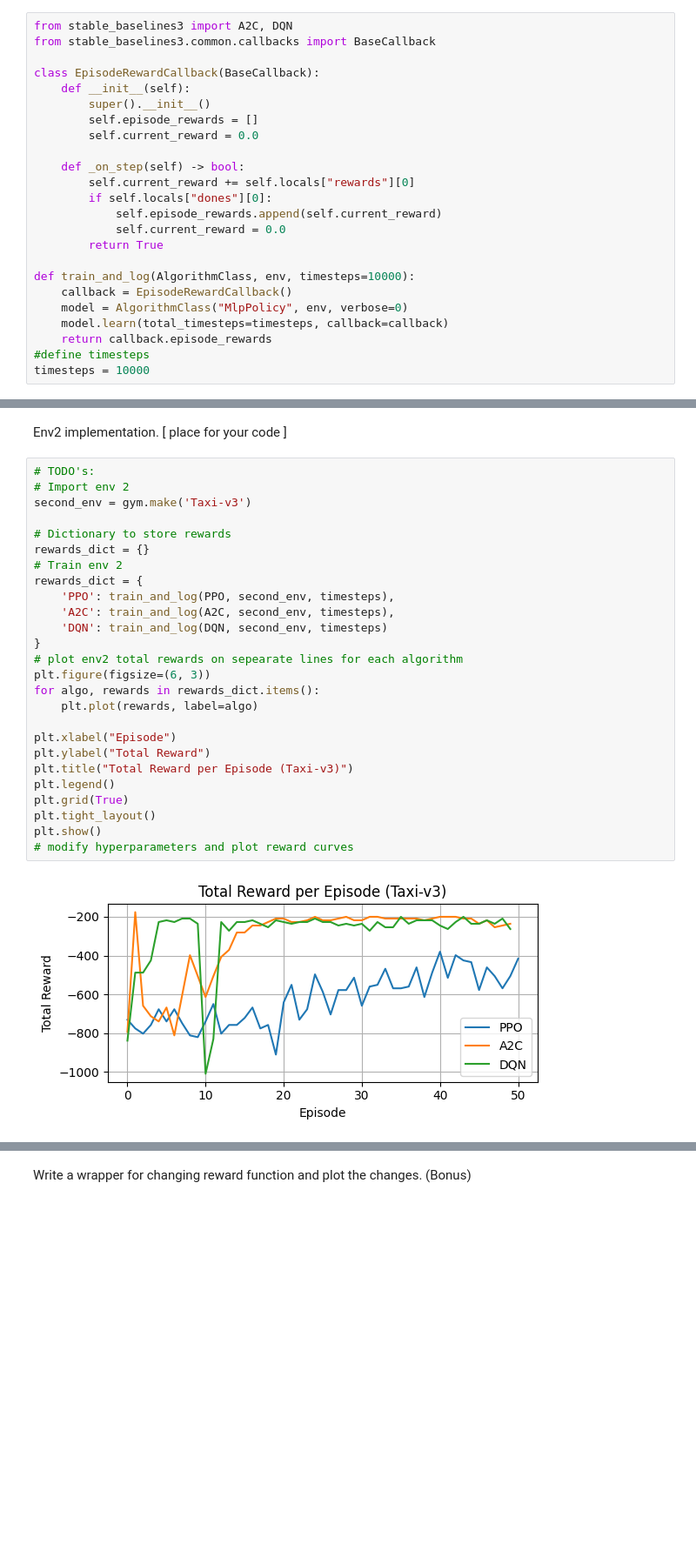
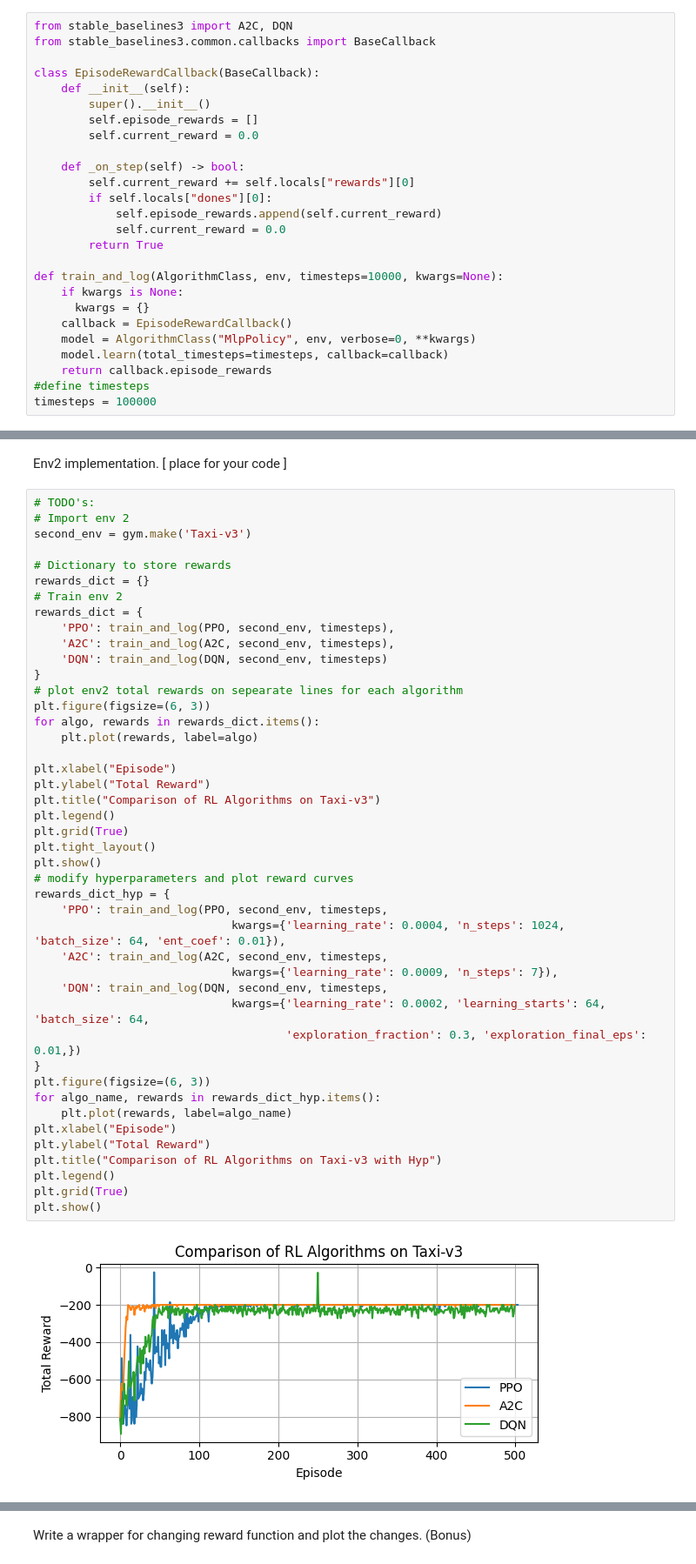
Before and after one commit to SaeedTerik/rl_homework, a Jupyter notebook: HW1_Notebook.ipynb, the cells around one changed output, grey strips where cells are left out. Shown at 87% size. Cells and saved outputs as stored; diff of their text form; blank space fills up the shorter version.

```diff
--- a/HW1_Notebook.ipynb
+++ b/HW1_Notebook.ipynb
@@ -252,12 +251,14 @@ class EpisodeRewardCallback(BaseCallback):
             self.current_reward = 0.0
         return True
 
-def train_and_log(AlgorithmClass, env, timesteps=10000):
+def train_and_log(AlgorithmClass, env, timesteps=10000, kwargs=None):
+    if kwargs is None:
+      kwargs = {}
     callback = EpisodeRewardCallback()
-    model = AlgorithmClass("MlpPolicy", env, verbose=0)
+    model = AlgorithmClass("MlpPolicy", env, verbose=0, **kwargs)
     model.learn(total_timesteps=timesteps, callback=callback)
     return callback.episode_rewards
 #define timesteps
-timesteps = 10000
+timesteps = 100000
 # %% [markdown]
 ## **Create first env and using *PPO, DQN and A2C* algorithms**
@@ -327,28 +315,46 @@ Env2 implementation. [ place for your code ]
 # %%
 # TODO's:
 # Import env 2
 second_env = gym.make('Taxi-v3')
 
 # Dictionary to store rewards
 rewards_dict = {}
 # Train env 2
 rewards_dict = {
     'PPO': train_and_log(PPO, second_env, timesteps),
     'A2C': train_and_log(A2C, second_env, timesteps),
     'DQN': train_and_log(DQN, second_env, timesteps)
 }
 # plot env2 total rewards on sepearate lines for each algorithm
 plt.figure(figsize=(6, 3))
 for algo, rewards in rewards_dict.items():
     plt.plot(rewards, label=algo)
 
 plt.xlabel("Episode")
 plt.ylabel("Total Reward")
-plt.title("Total Reward per Episode (Taxi-v3)")
+plt.title("Comparison of RL Algorithms on Taxi-v3")
 plt.legend()
 plt.grid(True)
 plt.tight_layout()
 plt.show()
 # modify hyperparameters and plot reward curves
+rewards_dict_hyp = {
+    'PPO': train_and_log(PPO, second_env, timesteps,
+                             kwargs={'learning_rate': 0.0004, 'n_steps': 1024,    'batch_size': 64, 'ent_coef': 0.01}),
+    'A2C': train_and_log(A2C, second_env, timesteps,
+                             kwargs={'learning_rate': 0.0009, 'n_steps': 7}),
+    'DQN': train_and_log(DQN, second_env, timesteps,
+                             kwargs={'learning_rate': 0.0002, 'learning_starts': 64, 'batch_size': 64,
+                                     'exploration_fraction': 0.3, 'exploration_final_eps': 0.01,})
+}
+plt.figure(figsize=(6, 3))
+for algo_name, rewards in rewards_dict_hyp.items():
+    plt.plot(rewards, label=algo_name)
+plt.xlabel("Episode")
+plt.ylabel("Total Reward")
+plt.title("Comparison of RL Algorithms on Taxi-v3 with Hyp")
+plt.legend()
+plt.grid(True)
+plt.show()
 # %% [output]
-[figure, old version]
+[figure, new version]
```
Also changed, not shown: parts of 16 cells of this notebook.
